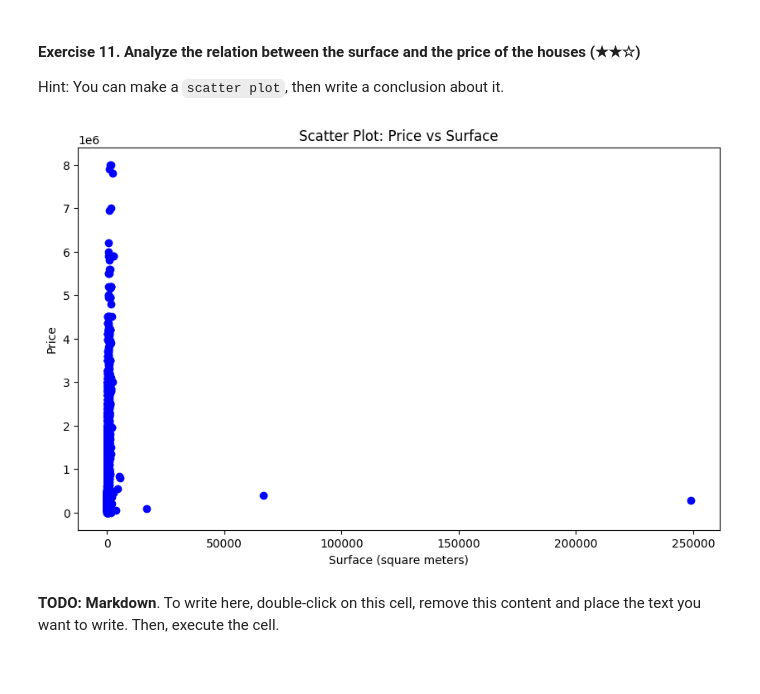
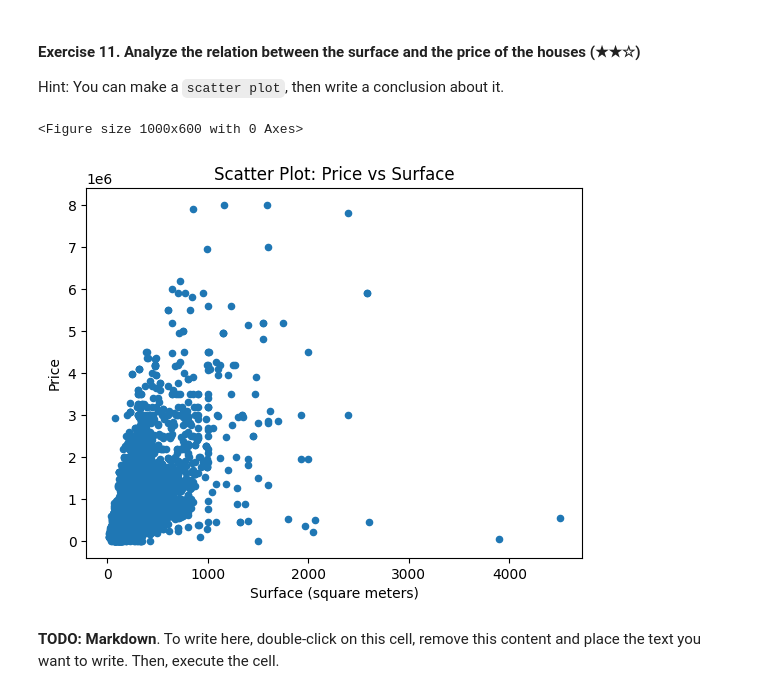
Before and after one commit to 4GeeksAcademy/Miura.realestate-datacleanup-exercise, a Jupyter notebook: project.ipynb, the cells around one changed output. Drawn from its saved outputs; the diff is of its cells as text; code cells hidden in the pictures.

```diff
--- a/project.ipynb
+++ b/project.ipynb
@@ -224,22 +217,24 @@ Hint: You can make a `scatter plot`, then write a conclusion about it.
 # %%
 
 import pandas as pd
 import matplotlib.pyplot as plt
 
 
 df = pd.read_csv('assets/real_estate.csv', sep=';')
 plt.figure(figsize=(10, 6))
-plt.scatter(df['surface'], df['price'], color='blue', alpha=1)
-
+df1 = df[df.surface<5000]
+#plt.scatter(df['surface'], df['price'], color='blue', alpha=1)
+df1.plot.scatter(y='price',x='surface',title='relacion superficie-precio')
 
 plt.xlabel('Surface (square meters)')
 plt.ylabel('Price')
 plt.title('Scatter Plot: Price vs Surface')
 
 
 plt.show()
 # %% [output]
+<Figure size 1000x600 with 0 Axes>
-[figure, old version]
+[figure, new version]
 # %% [markdown]
 **TODO: Markdown**. To write here, double-click on this cell, remove this content and place the text you want to write. Then, execute the cell.
 # %% [markdown]
```
Also changed, not shown: parts of 4 cells of this notebook.
